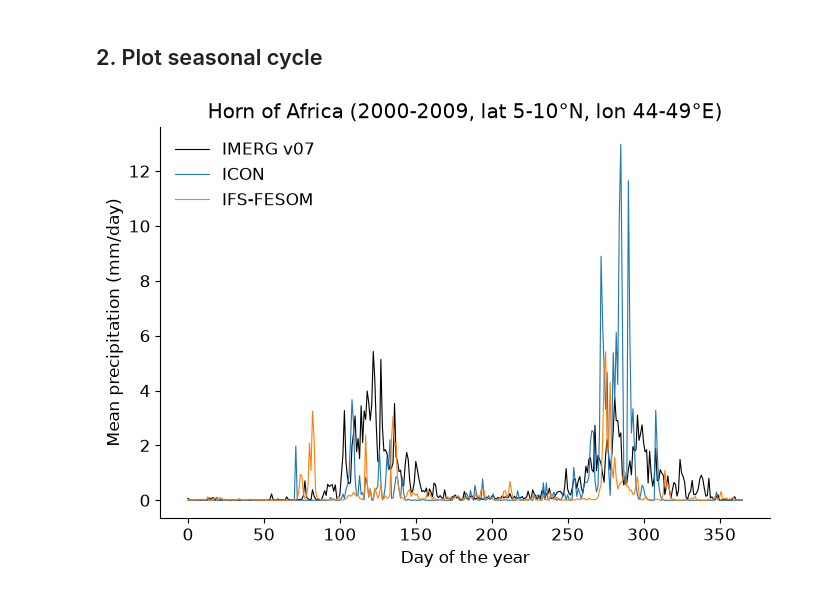
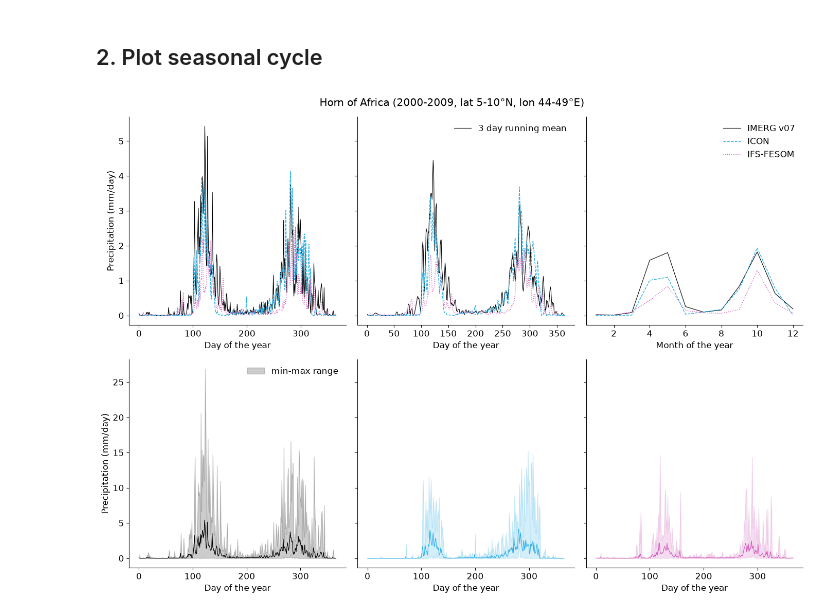
Before and after one commit to spaetd96/acclimatise-africa-rainfall, a Jupyter notebook: analysis/seasonality_hornofafrica_daily.ipynb, the cells around one changed output. Saved outputs shown, nothing was run; the diff lists cells and outputs as text; code cells hidden in the pictures.

Commit message:
fix ICON yearly file merge bug (BBOX issue). Update analysis notebooks.

```diff
--- a/analysis/seasonality_hornofafrica_daily.ipynb
+++ b/analysis/seasonality_hornofafrica_daily.ipynb
@@ -117,22 +39,95 @@ region_lon_max :
 # %% [markdown]
 ## 2. Plot seasonal cycle
+# %%
+#calculate daily means
+imerg_yd = imerg.mean(dim=["lat", "lon"], skipna=True).groupby("time.dayofyear").mean("time")
+icon_yd = icon.mean(dim=["points"], skipna=True).groupby("time.dayofyear").mean("time")
+ifs_yd = ifs.mean(dim=["points"], skipna=True).groupby("time.dayofyear").mean("time")
+# %%
+#calculate monthly means
+imerg_ym = imerg.mean(dim=["lat", "lon"], skipna=True).groupby("time.month").mean("time")
+icon_ym = icon.mean(dim=["points"], skipna=True).groupby("time.month").mean("time")
+ifs_ym = ifs.mean(dim=["points"], skipna=True).groupby("time.month").mean("time")
+# %%
+#calculate daily min and max
+imerg_ymin = imerg.mean(dim=["lat", "lon"], skipna=True).groupby("time.dayofyear").min("time")
+imerg_ymax = imerg.mean(dim=["lat", "lon"], skipna=True).groupby("time.dayofyear").max("time")
+icon_ymin = icon.mean(dim=["points"], skipna=True).groupby("time.dayofyear").min("time")
+icon_ymax = icon.mean(dim=["points"], skipna=True).groupby("time.dayofyear").max("time")
+ifs_ymin = ifs.mean(dim=["points"], skipna=True).groupby("time.dayofyear").min("time")
+ifs_ymax = ifs.mean(dim=["points"], skipna=True).groupby("time.dayofyear").max("time")
 # %%
 fsize = 12
 plt.rcParams["font.size"] = fsize
-fig, ax = plt.subplots(1, 1, figsize = (7, 5), layout = "tight")
+fig, axs = plt.subplots(2, 3, figsize = (14, 10), layout = "tight", sharey = 'row')
 
-ax.plot(imerg.pr, label="IMERG v07", color="black", lw=.8)
-ax.plot(icon.avg_tprate, label="ICON", lw=.8)
-ax.plot(ifs.avg_tprate, label="IFS-FESOM", lw=.8)
+#daily means
+axs[0, 0].plot(imerg_yd.pr, label="IMERG v07", color="black", lw=.8)
+axs[0, 0].plot(icon_yd.avg_tprate, label="ICON", color="#29ADE6", ls="--", lw=1)
+axs[0, 0].plot(ifs_yd.avg_tprate, label="IFS-FESOM", color="#D158B9", ls="dotted", lw=1)
 
-ax.set_xlabel("Day of the year")
-ax.set_ylabel("Mean precipitation (mm/day)")
-ax.set_title("Horn of Africa (2000-2009, lat 5-10°N, lon 44-49°E)")
+axs[0, 0].set_xlabel("Day of the year")
+axs[0, 0].set_ylabel("Precipitation (mm/day)")
+axs[0, 0].spines["top"].set_visible(False)
+axs[0, 0].spines["right"].set_visible(False)
 
-ax.spines["top"].set_visible(False)
-ax.spines["right"].set_visible(False)
+#3 day RM
+axs[0, 1].plot(imerg_yd.pr.rolling(dayofyear=3, center=True).mean(), label="3 day running mean", color="black", lw=.8)
+axs[0, 1].plot(icon_yd.avg_tprate.rolling(dayofyear=3, center=True).mean(), label="", color="#29ADE6", ls="--", lw=1)
+axs[0, 1].plot(ifs_yd.avg_tprate.rolling(dayofyear=3, center=True).mean(), label="", color="#D158B9", ls="dotted", lw=1)
 
-ax.legend(edgecolor="white")
-plt.savefig("plots/seasonality_hornofafrica_daily.png", dpi=300)
+axs[0, 1].set_xlabel("Day of the year")
+axs[0, 1].spines["top"].set_visible(False)
+axs[0, 1].spines["right"].set_visible(False)
+
+axs[0, 1].legend(edgecolor="white")
+
+
+#monthly means
+axs[0, 2].plot(imerg_ym.month, imerg_ym.pr, label="IMERG v07", color="black", lw=.8)
+axs[0, 2].plot(icon_ym.month, icon_ym.avg_tprate, label="ICON", color="#29ADE6", ls="--", lw=1)
+axs[0, 2].plot(ifs_ym.month, ifs_ym.avg_tprate, label="IFS-FESOM", color="#D158B9", ls="dotted", lw=1)
+
+
+axs[0, 2].set_xlabel("Month of the year")
+axs[0, 2].spines["top"].set_visible(False)
+axs[0, 2].spines["right"].set_visible(False)
+
+axs[0, 2].legend(edgecolor="white")
+
+#IMERG range
+axs[1, 0].fill_between(imerg_yd.dayofyear, imerg_ymin.pr, imerg_ymax.pr, label="min-max range", color="black", alpha=.2)
+axs[1, 0].plot(imerg_yd.pr, color="black", lw=.8)
+
+axs[1, 0].set_xlabel("Day of the year")
+axs[1, 0].set_ylabel("Precipitation (mm/day)")
+
+axs[1, 0].spines["top"].set_visible(False)
+axs[1, 0].spines["right"].set_visible(False)
+
+axs[1, 0].legend(edgecolor="white")
+
+#ICON range
+axs[1, 1].fill_between(icon_yd.dayofyear, icon_ymin.avg_tprate, icon_ymax.avg_tprate, color="#29ADE6", alpha=.2)
+axs[1, 1].plot(icon_yd.avg_tprate, label="ICON", color="#29ADE6", lw=.8)
+
+axs[1, 1].set_xlabel("Day of the year")
+
+axs[1, 1].spines["top"].set_visible(False)
+axs[1, 1].spines["right"].set_visible(False)
+
+
+#IFS range
+axs[1, 2].fill_between(ifs_yd.dayofyear, ifs_ymin.avg_tprate, ifs_ymax.avg_tprate, color="#D158B9", alpha=.2)
+axs[1, 2].plot(ifs_yd.avg_tprate, label="IFS", color="#D158B9", lw=.8)
+
+axs[1, 2].set_xlabel("Day of the year")
+
+axs[1, 2].spines["top"].set_visible(False)
+axs[1, 2].spines["right"].set_visible(False)
+
+
+plt.suptitle("Horn of Africa (2000-2009, lat 5-10°N, lon 44-49°E)")
+plt.savefig("plots/seasonality_hornofafrica.png", dpi=300)
 # %% [output]
-[figure, old version]
+[figure, new version]
```
Also changed, not shown: parts of 5 cells of this notebook, 8 other files.
